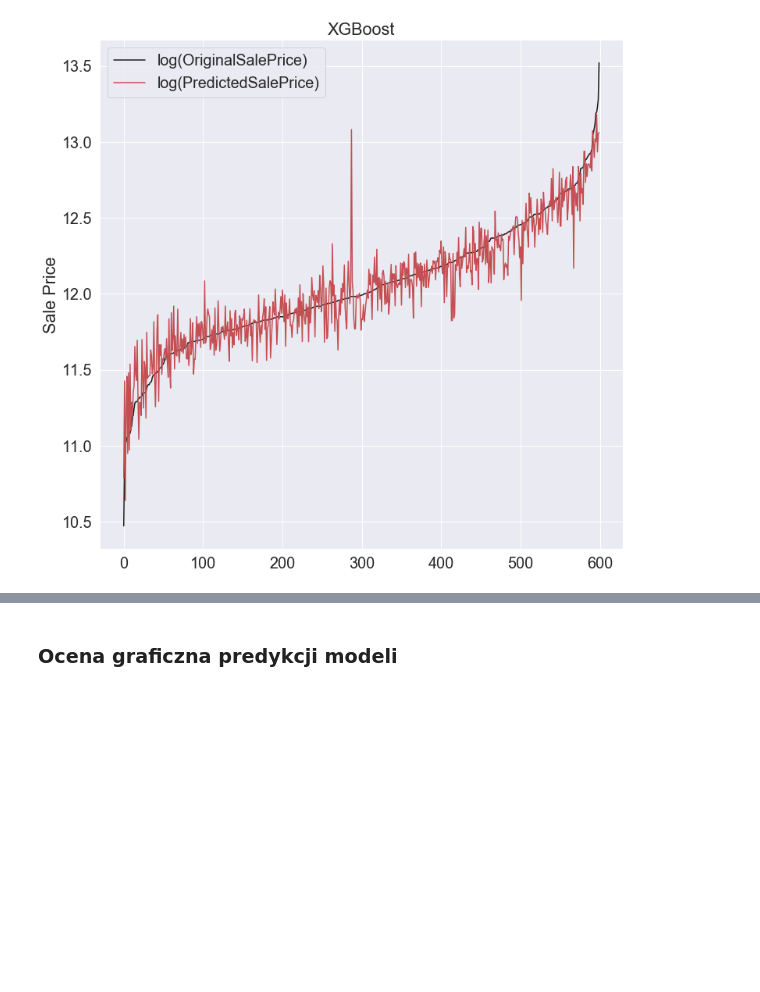
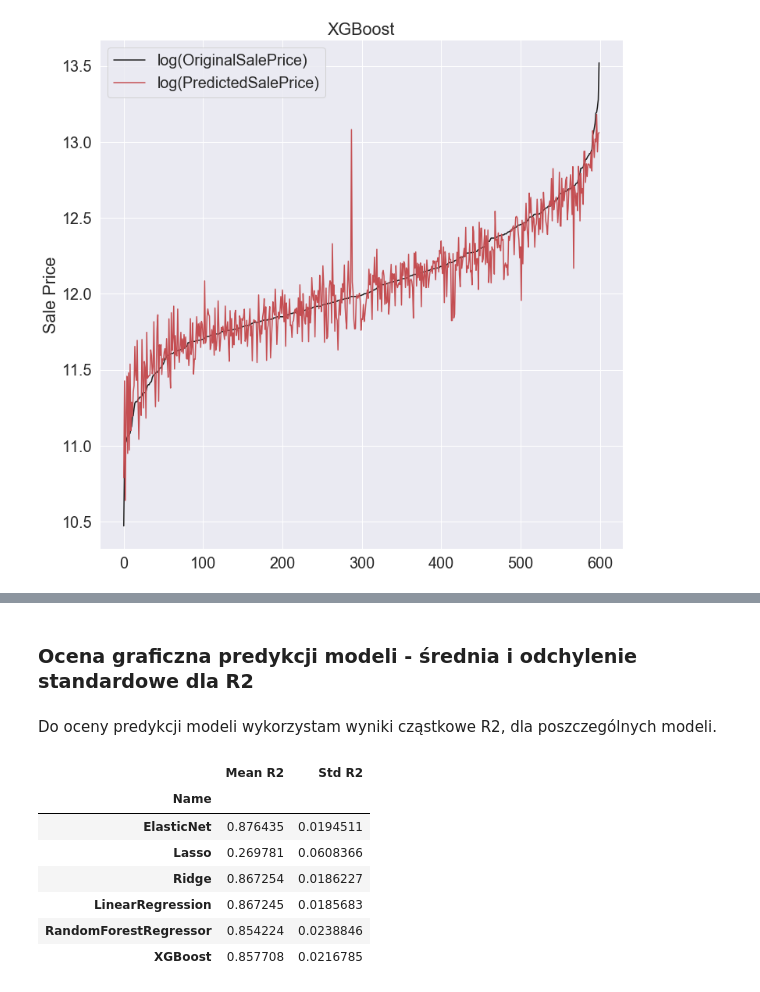
Before and after one commit to edytakudla/Ames_Prices_Predicting_Project, a Jupyter notebook: Project Ames.ipynb, the cells around one changed output, grey strips where cells are left out. Drawn from its saved outputs; the diff is of its cells as text; code cells hidden in the pictures; blank space fills up the shorter version.

```diff
--- a/Project Ames.ipynb
+++ b/Project Ames.ipynb
@@ -1048,2 +1075,2 @@ for result in file_names_lst:
 # %% [markdown]
-### Ocena graficzna predykcji modeli
+### Ocena graficzna predykcji modeli - średnia i odchylenie standardowe dla R2
@@ -1059,0 +1077,2 @@ GridSearchCV(scoring='r2_score')
+# %% [markdown]
+Do oceny predykcji modeli wykorzystam wyniki cząstkowe R2, dla poszczególnych modeli.
@@ -1059,0 +1090,14 @@ GridSearchCV(scoring='r2_score')
+# %%
+df_models2 = pd.DataFrame(data=[names, means_r2, stds_r2]).transpose()
+df_models2.rename(columns={0: 'Name', 1: 'Mean R2', 2: 'Std R2'}, inplace=True)
+df_models2.set_index('Name', inplace=True)
+df_models2
+# %% [output]
+|  | Mean R2 | Std R2 |
+| Name |  |  |
+| ElasticNet | 0.876435 | 0.0194511 |
+| Lasso | 0.269781 | 0.0608366 |
+| Ridge | 0.867254 | 0.0186227 |
+| LinearRegression | 0.867245 | 0.0185683 |
+| RandomForestRegressor | 0.854224 | 0.0238846 |
+| XGBoost | 0.857708 | 0.0216785 |
```
Also changed, not shown: parts of 16 cells of this notebook, 2 other files.
